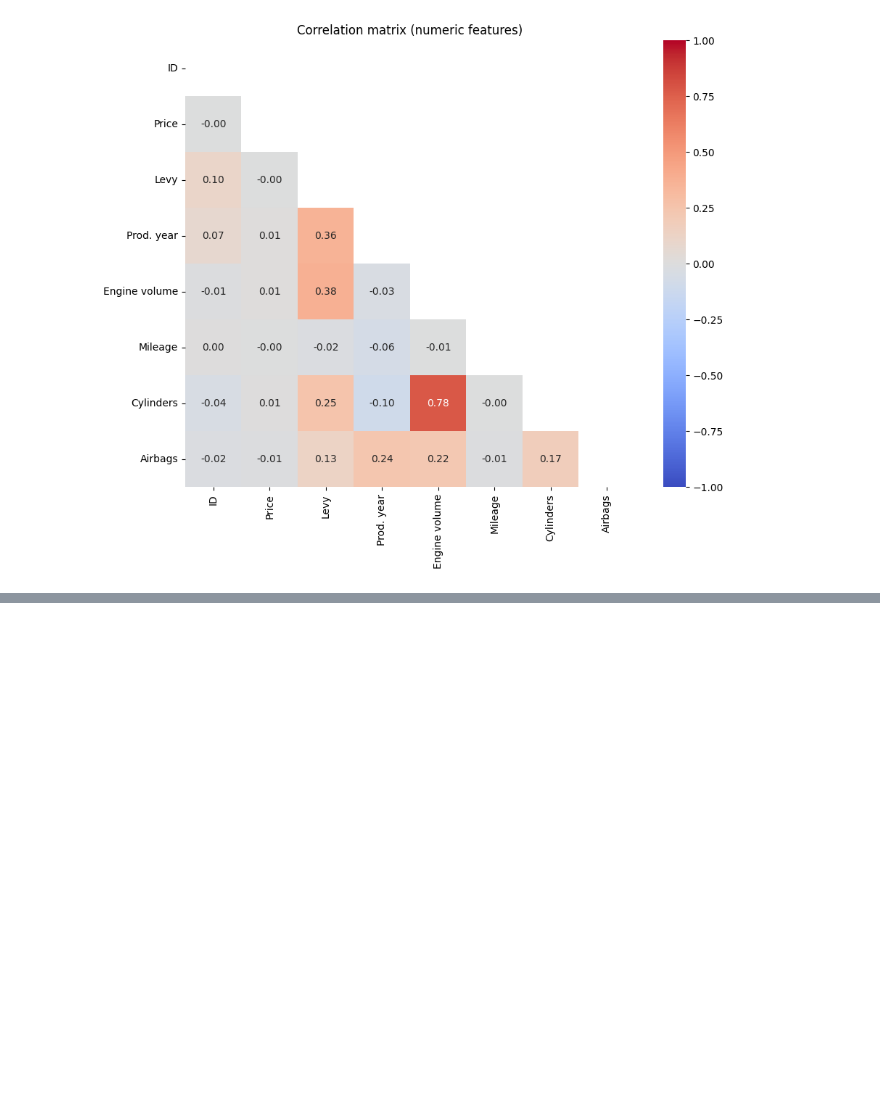
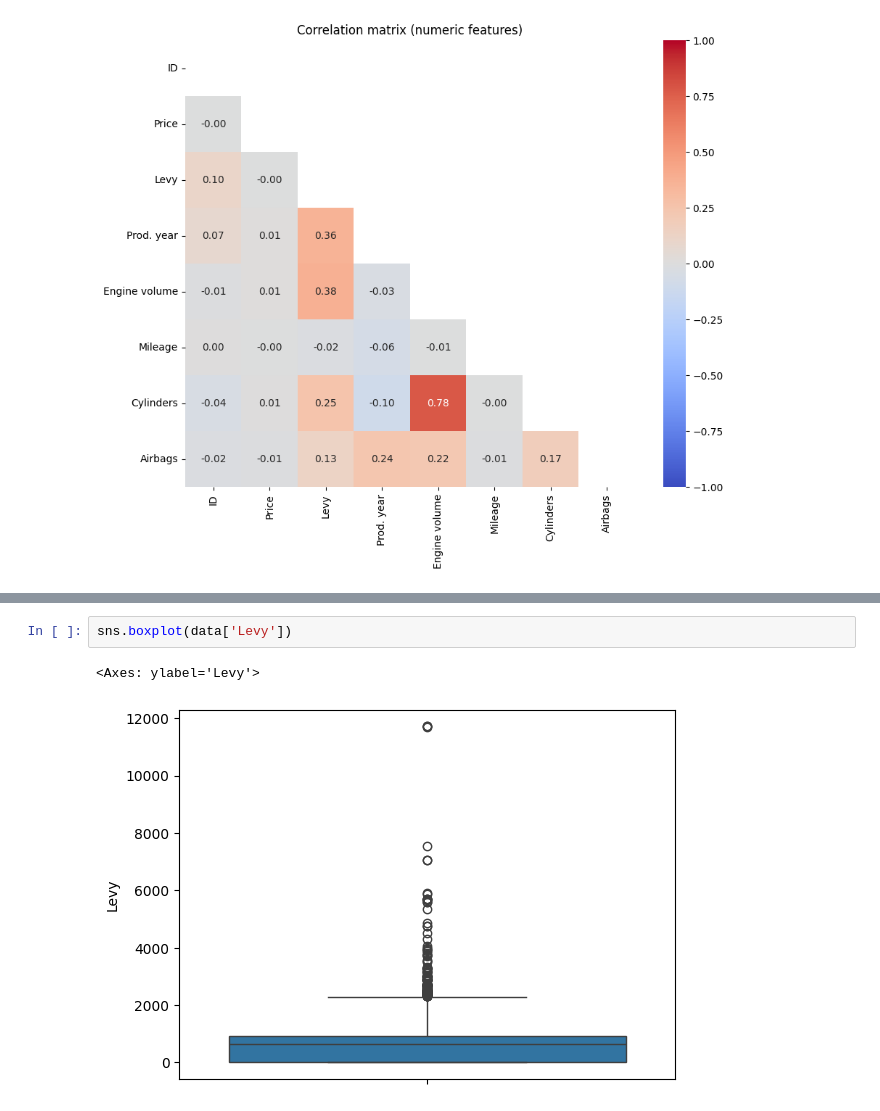
Before and after one commit to H24za/Car-Price-Prediction, a Jupyter notebook: notebooks/EDA.ipynb, the cells around one changed output, grey strips where cells are left out. Drawn from its saved outputs; the diff is of its cells as text; blank space fills up the shorter version.

```diff
--- a/notebooks/EDA.ipynb
+++ b/notebooks/EDA.ipynb
@@ -235,0 +256,5 @@ else:
+# %%
+sns.boxplot(data['Levy'])
+# %% [output]
+<Axes: ylabel='Levy'>
+[figure, added]
```
Also changed, not shown: parts of 11 cells of this notebook, 3 other files.
